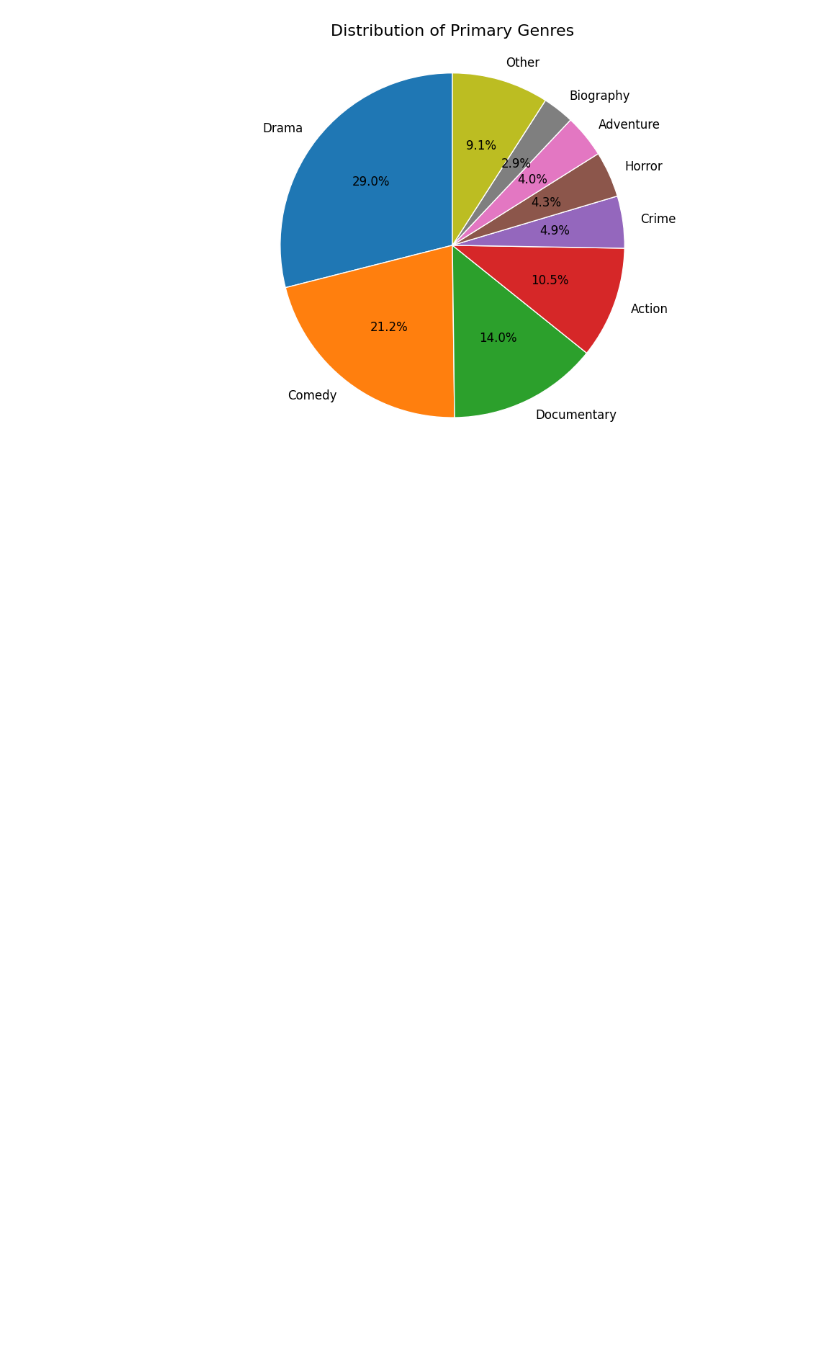
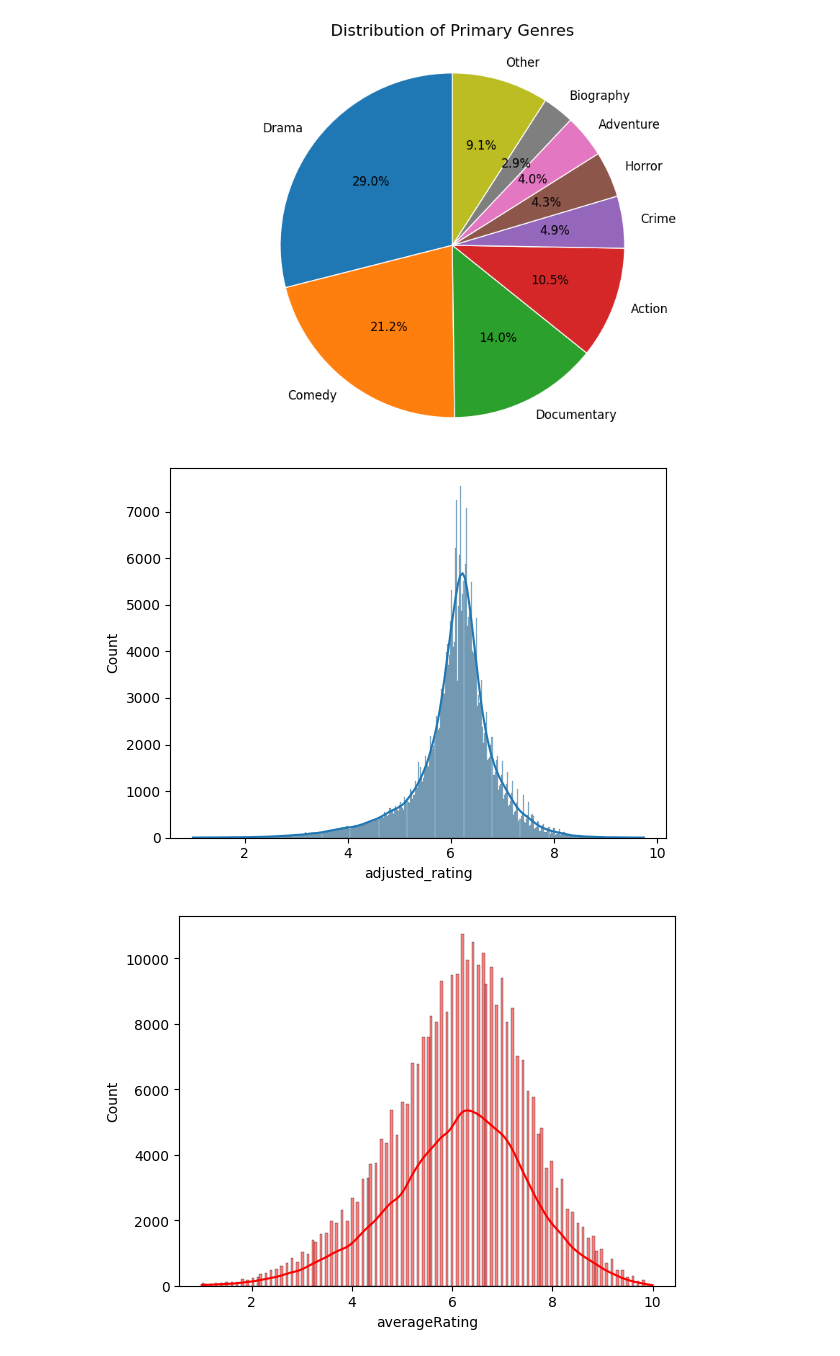
Before and after one commit to RidhyHira/The-Movie-Mashup, a Jupyter notebook: Movie_Analysis.ipynb, the cells around one changed output. Cells and saved outputs as stored; diff of their text form; code cells hidden in the pictures; blank space fills up the shorter version.

```diff
--- a/Movie_Analysis.ipynb
+++ b/Movie_Analysis.ipynb
@@ -56,3 +55,11 @@ plt.tight_layout()
 plt.show()
 # %% [output]
 [figure]
+# %%
+sns.histplot(final_data['adjusted_rating'],kde=True, edgecolor='black')
+plt.show();
+sns.histplot(final_data['averageRating'],kde=True, color='red', edgecolor='black')
+plt.show();
+# %% [output]
+[figure, added]
+[figure, added]
```
Also changed, not shown: parts of 2 cells of this notebook.
